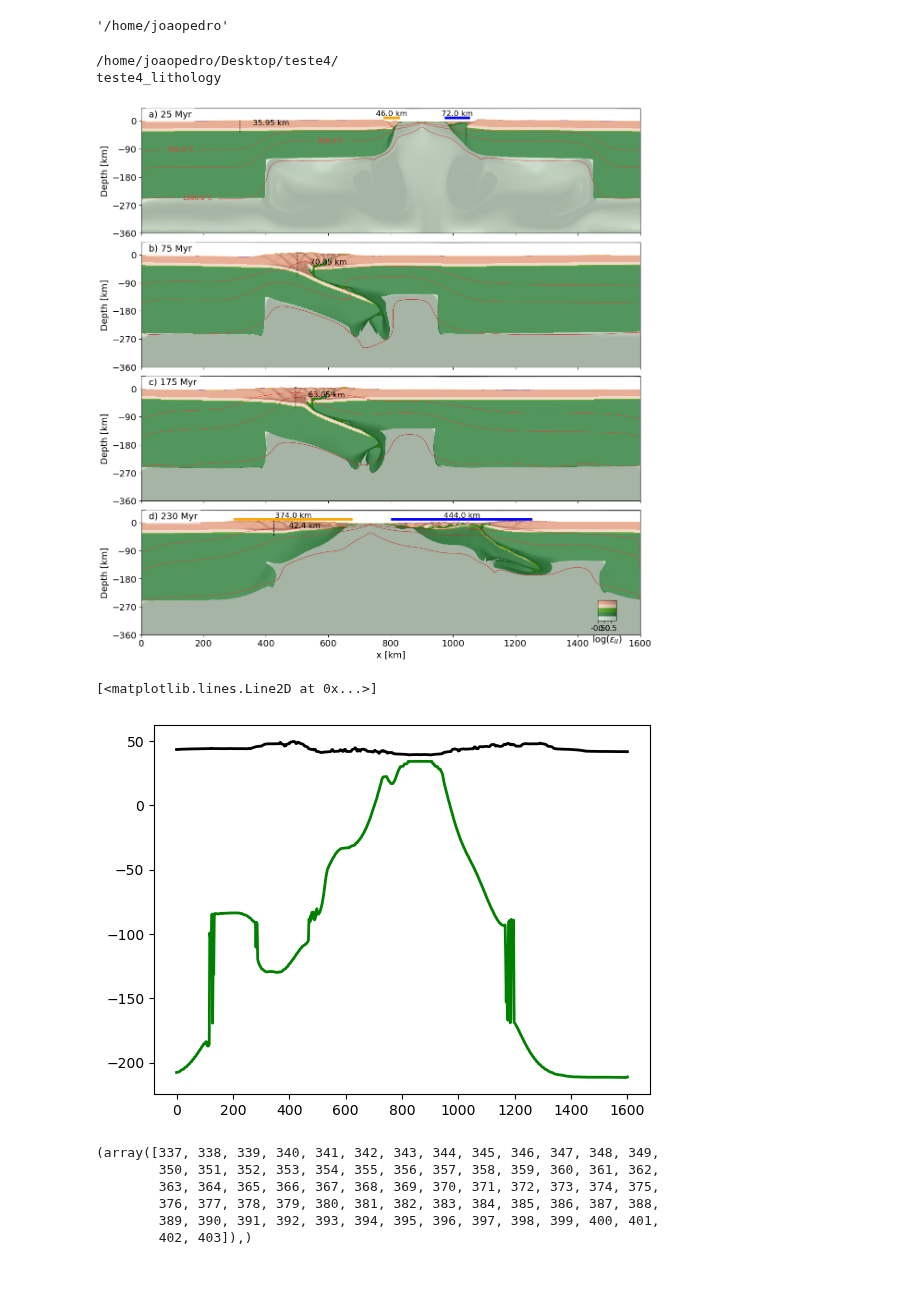
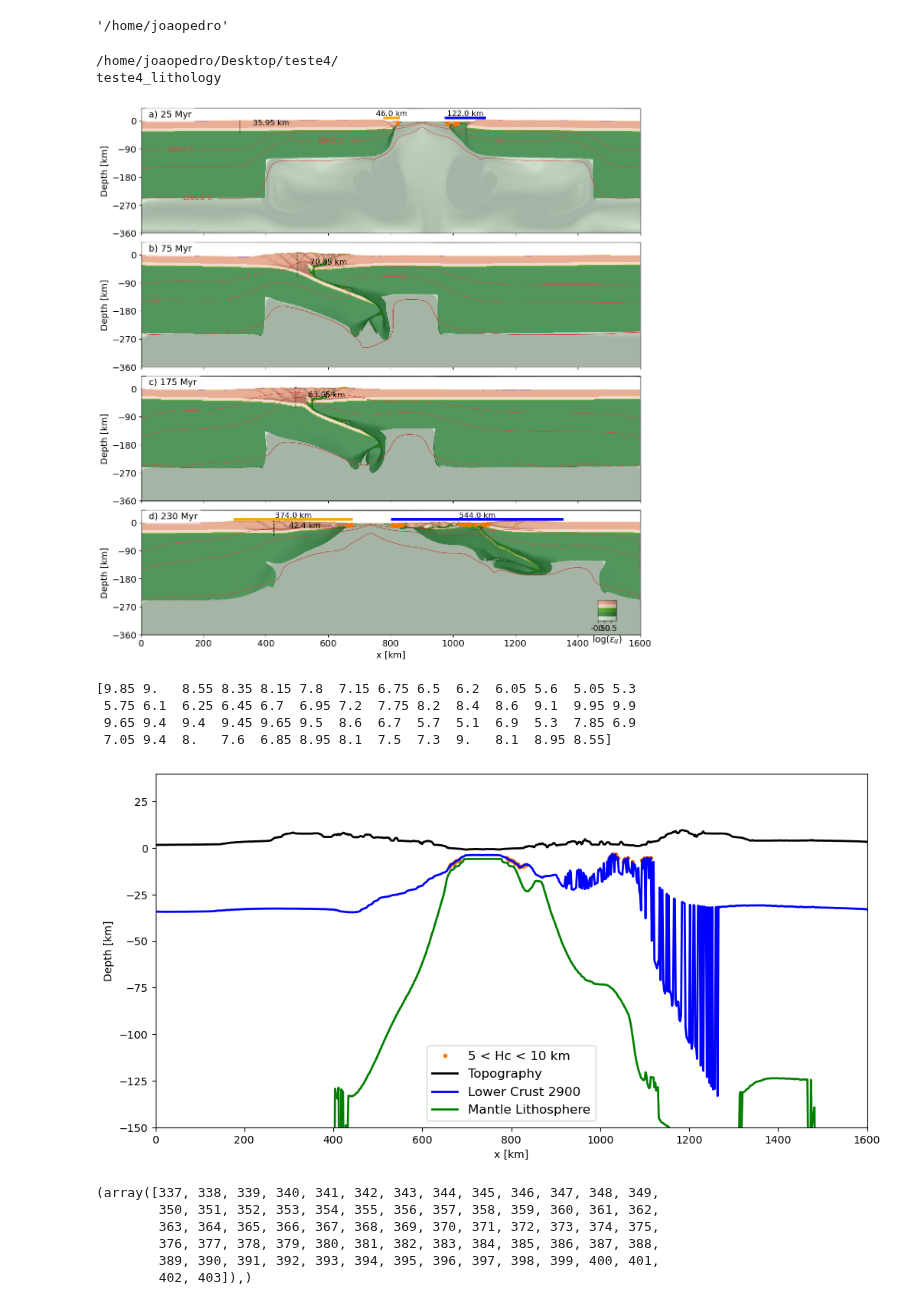
Before and after one commit to jopmas/double_keel_article, a Jupyter notebook: Geometries.ipynb, the cells around one changed output. Drawn from its saved outputs; the diff is of its cells as text; code cells hidden in the pictures; blank space fills up the shorter version.

Commit message:
Geometries measuring crustal thickness, margin width and 7 <= hc <= 10 km

```diff
--- a/Geometries.ipynb
+++ b/Geometries.ipynb
@@ -1022,6 +1037,8 @@ instants = [25, 75, 175, 230]
 
 times, steps = read_times_steps(fpath)
 Nx, Nz, Lx, Lz = read_params(fpath)
+x = np.linspace(0, Lx/1000, Nx)
+z = np.linspace(-Lz/1000.0, 0, Nz)
 
 ##############################################################################################################
 #Set domain limits of the figure
@@ -1029,7 +1046,7 @@ Nx, Nz, Lx, Lz = read_params(fpath)
 if(prop != 'topography'):
     xlims = [0, Lx / 1.0e3]
     ylims = [-Lz / 1.0e3 + 40, 40]
-    # ylims = [-190 + 40, 40]
+    # ylims = [-80, 40]
 else:
     xmin = 0 #+ 200
     xmax = Lx / 1.0E3 #- 200
@@ -1063,45 +1080,52 @@ for instant, ax in zip(instants, axs):
     plot_data(fpath, ax, axs, prop, step, xlims, [ylims])
 
     if(plot_thickness == True):
-        if(instant == 230): #instant to measure margin width
+        if(instant == 25): #instant to measure margin width
             rho_lower_crust = 2900.0
             x_begin = 200.0
             x_end = 700.0
             calc_margin_width = True
 
-        elif(instant == 25): #instant to measure margin width
+        elif(instant == 230): #instant to measure margin width
             rho_lower_crust = 2900.0
             x_begin = 200.0
             x_end = 700.0
+            # x_begin = 900.0
+            # x_end = 1400.0
             calc_margin_width = True
 
-        else: #orogen pre rift
+        else: #orogeny instants
             rho_lower_crust = 2900.0
             x_begin = 200.0
             x_end = 500.0
             calc_margin_width = False
 
-        x_pos, topo_max_thickness, crustal_thickness, lc_base, topo = measure_crustal_thickness(fpath, step, Nx, Nz, Lx, Lz, x_begin, x_end, rho_lower_crust=rho_lower_crust)
+        x_pos, topo_max_thickness, local_crustal_thickness, lc_base, topography, total_crustal_thickness = measure_crustal_thickness(fpath, step, Nx, Nz, Lx, Lz, x_begin, x_end, rho_lower_crust=rho_lower_crust)
 
         # ax.plot(np.linspace(0, Lx/1000, Nx), lc_base, color='black', linestyle='--', linewidth=2.0, zorder=52)
         # ax.plot(np.linspace(0, Lx/1000, Nx), topo, color='black', linestyle='-', linewidth=2.0, zorder=52)
-        ax.plot([x_pos, x_pos], [topo_max_thickness, -crustal_thickness], color='black', linestyle='--', linewidth=1.0, zorder=52)
-        ax.text(x_pos+100, -crustal_thickness/2, f'{str(round(crustal_thickness, 2))} km', fontsize=12, ha='center', va='bottom', zorder=52)
+        ax.plot([x_pos, x_pos], [topo_max_thickness, -local_crustal_thickness], color='black', linestyle='--', linewidth=1.0, zorder=52)
+        ax.text(x_pos+100, -local_crustal_thickness/2, f'{str(round(local_crustal_thickness, 2))} km', fontsize=12, ha='center', va='bottom', zorder=52)
 
-        if(calc_margin_width == True):
-            if(instant == 230):
+        if(instant == 230 or instant == 25): #checking for regions with crustal thickness between 7 and 10 km
+            h_crust = np.abs(lc_base - topography) #crustal thickness
+            cond_thickness = (h_crust <= 10) & (h_crust >= 7)
+            ax.plot(x[cond_thickness], lc_base[cond_thickness], 'o', color='xkcd:orange', zorder=52)
+
+        if(calc_margin_width == True): #Measuring margin width
+            if(instant == 25):
+                xl_begin = 780
+                xl_end = 900
+
+                xr_begin = 950
+                xr_end = 1100
+
+            elif(instant == 230):
                 xl_begin = 300
                 xl_end = 750
 
                 xr_begin = 800
-                xr_end = 1250
-
-            elif(instant == 25):
-                xl_begin = 780
-                xl_end = 900
-
-                xr_begin = 950
-                xr_end = 1050
+                xr_end = 1350
 
             marginl_begin, marginl_end, marginl_len, marginr_begin, marginr_end, marginr_len = measure_margins_width(fpath, step, Nx, Nz, Lx, Lz, xl_begin, xl_end, xr_begin, xr_end)
 
@@ -1114,6 +1138,7 @@ for instant, ax in zip(instants, axs):
     #print(steps[idx], times[idx], instant)
 
 ##############################################################################################################
+
 
 #Setting plot details
 
@@ -1166,28 +1191,52 @@ fig.savefig(fpath+figname+'.png', dpi=400)
 # %% [output]
 /home/joaopedro/Desktop/teste4/
 teste4_lithology
-[figure, old version]
+[figure, new version]
 # %%
 idx = find_nearest(times, 230)
 step = steps[idx]
 
 Nx, Nz, Lx, Lz = read_params(fpath)
 Rhoi = read_density(fpath, step, Nx, Nz)
 
-x = np.linspace(Lx/1000.0, 0, Nx)
+x = np.linspace(0, Lx/1000.0, Nx)
 z = np.linspace(-Lz/1000.0, 0, Nz)
 Z = np.linspace(-Lz/1000.0, 0, 8001) #zi
 
 Rhoi = read_density(fpath, step, Nx, Nz)
 h_air = 40.0 # km
 topography_interface = extract_interface(z, Z, Nx, Rhoi, 200.) + h_air
+lc_interface = extract_interface(z, Z, Nx, Rhoi, 2900.) + h_air
+lc2800 = extract_interface(z, Z, Nx, Rhoi, 2880.) + h_air
+lc2750 = extract_interface(z, Z, Nx, Rhoi, 2750.) + h_air
 lower_interface = extract_interface(z, Z, Nx, Rhoi, 3365.) + h_air
 
-plt.plot(x, topography_interface+40, color='black', linestyle='-', linewidth=2.0, zorder=52)
-plt.plot(x, lower_interface+40, color='green', linestyle='-', linewidth=2.0, zorder=52)
+h_crust = np.abs(lc_interface - topography_interface)
+
+plt.figure(figsize=(12,6))
+
+cond_thickness = (h_crust <= 10) & (h_crust >= 5)
+plt.plot(x[cond_thickness], lc_interface[cond_thickness], '.', color='xkcd:orange', zorder=52, label='5 < Hc < 10 km')
+
+plt.plot(x, topography_interface, color='black', linestyle='-', linewidth=2.0, zorder=52, label='Topography')
+plt.plot(x, lc_interface, color='blue', linestyle='-', linewidth=2.0, zorder=52, label='Lower Crust 2900')
+# plt.plot(x, lc2800, color='pink', linestyle='-', linewidth=2.0, zorder=52, label='Lower Crust 2850')
+# plt.plot(x, lc2750, color='red', linestyle='-', linewidth=2.0, zorder=52, label='Lower Crust 2750')
+plt.plot(x, lower_interface, color='green', linestyle='-', linewidth=2.0, zorder=52, label='Mantle Lithosphere')
+plt.legend(loc='lower center', fontsize=12)
+plt.xlabel('x [km]')
+plt.ylabel('Depth [km]')
+plt.ylim([-150, 40])
+plt.xlim([0, 1600])
+
+
+print(h_crust[cond_thickness])
 # %% [output]
-[<matplotlib.lines.Line2D at 0x...>]
+[9.85 9.   8.55 8.35 8.15 7.8  7.15 6.75 6.5  6.2  6.05 5.6  5.05 5.3
+ 5.75 6.1  6.25 6.45 6.7  6.95 7.2  7.75 8.2  8.4  8.6  9.1  9.95 9.9
+ 9.65 9.4  9.4  9.45 9.65 9.5  8.6  6.7  5.7  5.1  6.9  5.3  7.85 6.9
+ 7.05 9.4  8.   7.6  6.85 8.95 8.1  7.5  7.3  9.   8.1  8.95 8.55]
-[figure, old version]
+[figure, new version]
 # %%
 np.where(lower_interface >= -10.0)
 # %% [output]
```
Also changed, not shown: parts of 1 cell of this notebook.
